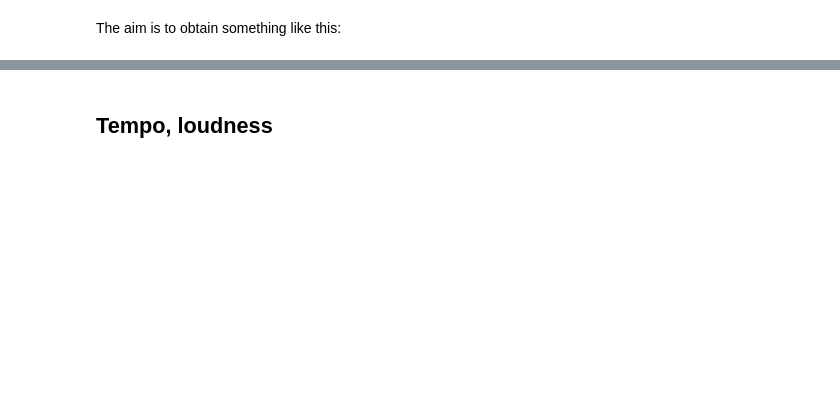
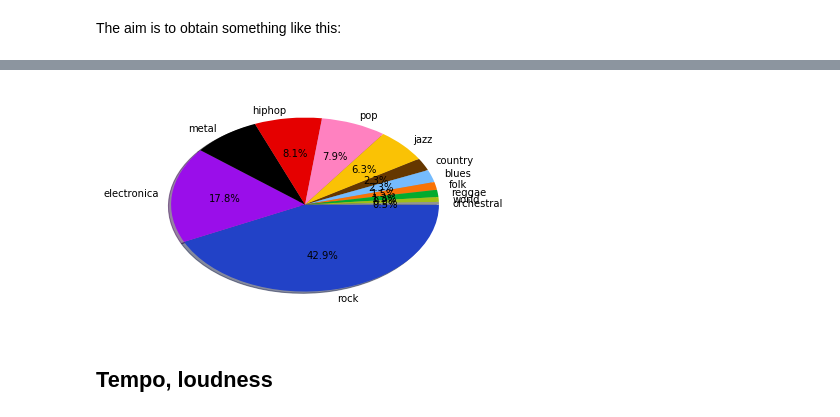
Before and after one commit to mathildemrt/ada, a Jupyter notebook: project/project.ipynb, the cells around one changed output, grey strips where cells are left out. Cells and saved outputs as stored; diff of their text form; code cells hidden in the pictures; blank space fills up the shorter version.

```diff
--- a/project/project.ipynb
+++ b/project/project.ipynb
@@ -541,4 +675,4 @@ sns.distplot(df.loc[df['year']!=0,'year'],ax=ax)
 # %%
-df=df[df['genreweight']>2]
+df=df[df['weigth']>2]
 # %%
 df['genre'].unique()
@@ -605,7 +758,9 @@ def year_pie_chart(year,year_end=0):
     colors=[genre_color[x] for x in labels]
     ax1.pie(count,autopct='%1.1f%%',shadow=True, startangle=0,counterclock=False,labels=count.index,colors=colors)
 # %%
-year_pie_chart(1960,2010)
+year_pie_chart(1940,2010)
+# %% [output]
+[figure, added]
 # %% [markdown]
 ## Tempo, loudness
 # %%
```
Also changed, not shown: parts of 35 cells of this notebook, 2 other files.
